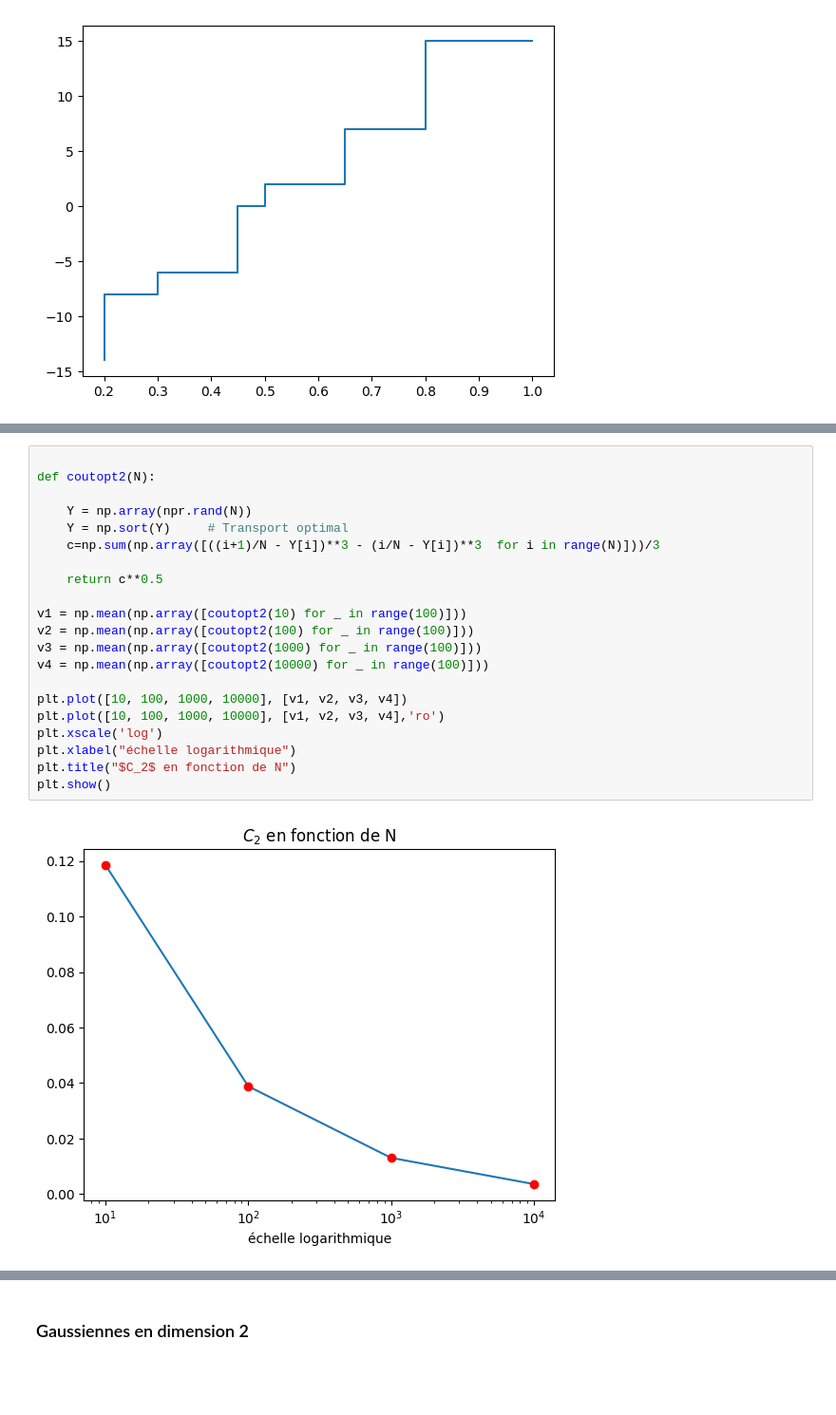
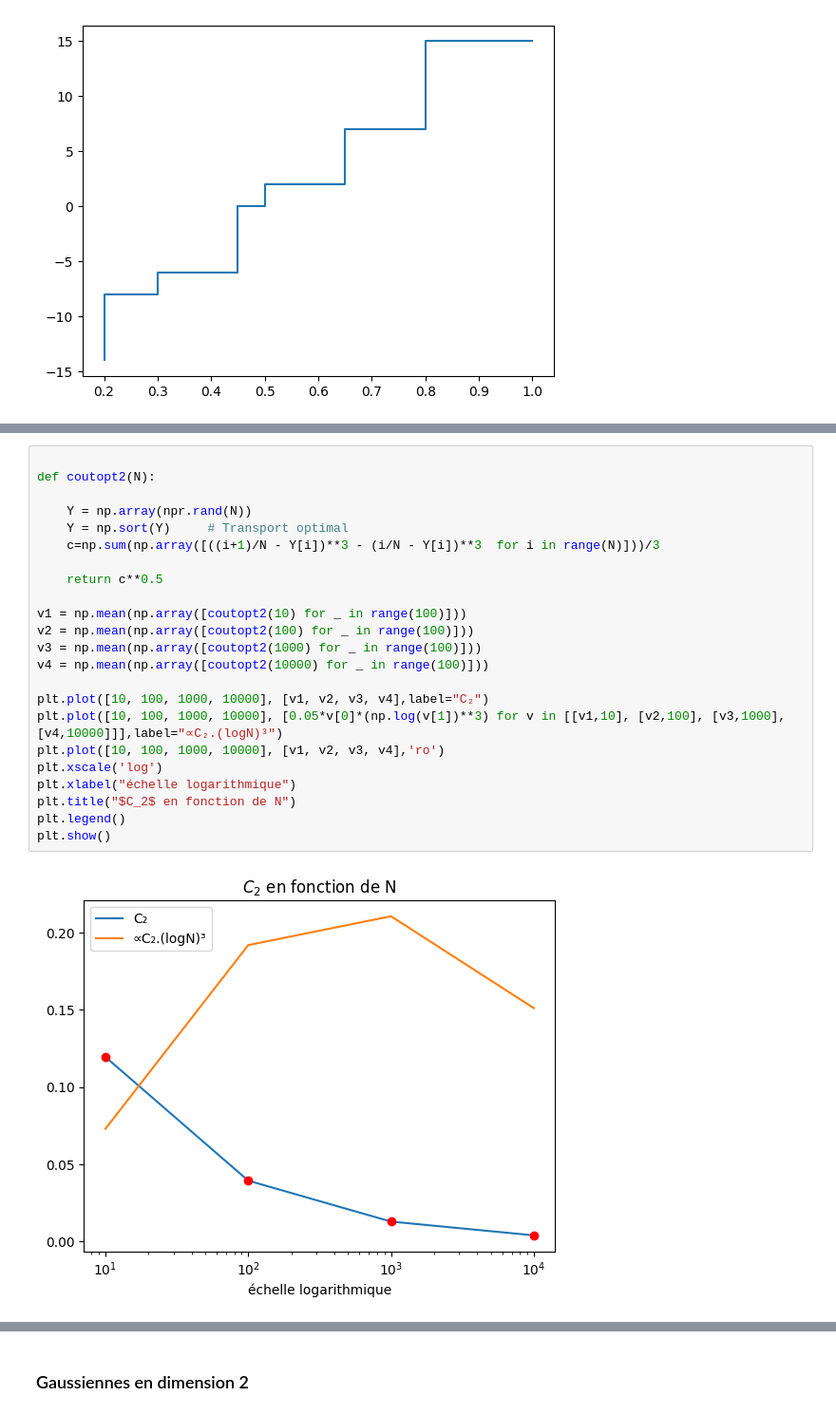
Before and after one commit to AI-ELka/Displacement_convexity_proj, a Jupyter notebook: Main.ipynb, the cells around one changed output, grey strips where cells are left out. Shown at 95% size. Cells and saved outputs as stored; diff of their text form; blank space fills up the shorter version.

```diff
--- a/Main.ipynb
+++ b/Main.ipynb
@@ -370,23 +370,25 @@ On va utiliser cette formule pour calculer le coût dans la simulation.
 # %%
 
 def coutopt2(N):
 
     Y = np.array(npr.rand(N))
     Y = np.sort(Y)     # Transport optimal
     c=np.sum(np.array([((i+1)/N - Y[i])**3 - (i/N - Y[i])**3  for i in range(N)]))/3
 
     return c**0.5
 
 v1 = np.mean(np.array([coutopt2(10) for _ in range(100)]))
 v2 = np.mean(np.array([coutopt2(100) for _ in range(100)]))
 v3 = np.mean(np.array([coutopt2(1000) for _ in range(100)]))
 v4 = np.mean(np.array([coutopt2(10000) for _ in range(100)]))
 
-plt.plot([10, 100, 1000, 10000], [v1, v2, v3, v4])
+plt.plot([10, 100, 1000, 10000], [v1, v2, v3, v4],label="C₂")
+plt.plot([10, 100, 1000, 10000], [0.05*v[0]*(np.log(v[1])**3) for v in [[v1,10], [v2,100], [v3,1000], [v4,10000]]],label="∝C₂.(logN)³")
 plt.plot([10, 100, 1000, 10000], [v1, v2, v3, v4],'ro')
 plt.xscale('log')
 plt.xlabel("échelle logarithmique")
 plt.title("$C_2$ en fonction de N")
+plt.legend()
 plt.show()
 # %% [output]
-[figure, old version]
+[figure, new version]
```
Also changed, not shown: parts of 1 cell of this notebook.
